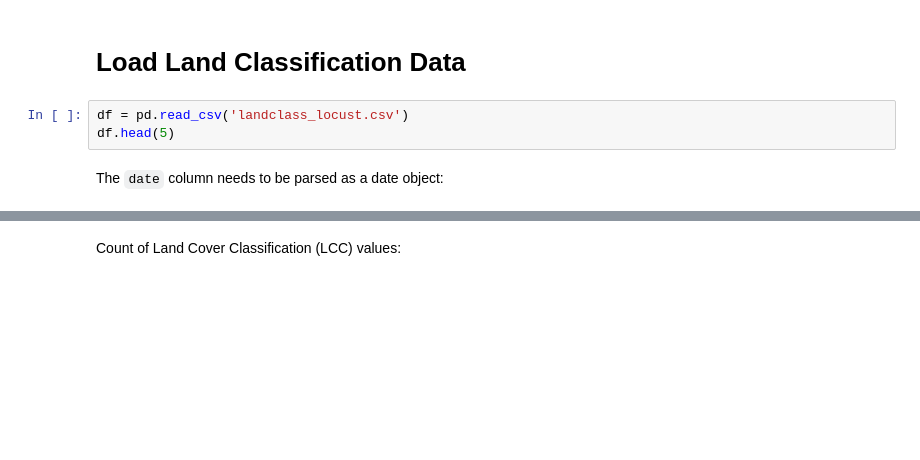
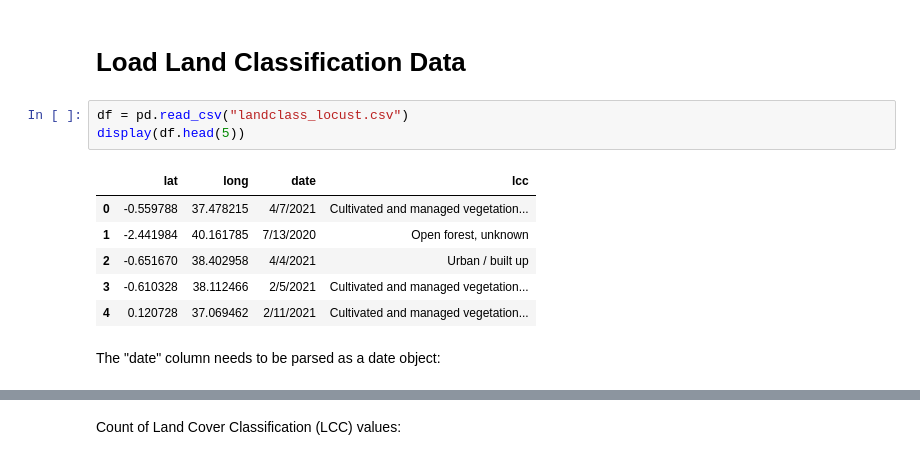
Before and after one commit to PlantVillage/dataphilly_Jiang, a Jupyter notebook: Landuse_Classification.ipynb, the cells around one changed output, grey strips where cells are left out. Saved outputs shown, nothing was run; the diff lists cells and outputs as text; blank space fills up the shorter version.

```diff
--- a/Landuse_Classification.ipynb
+++ b/Landuse_Classification.ipynb
@@ -20,8 +29,15 @@ from sklearn.metrics import matthews_corrcoef, roc_auc_score, plot_confusion_mat
 # %% [markdown]
 # Load Land Classification Data
 # %%
-df = pd.read_csv('landclass_locust.csv')
-df.head(5)
+df = pd.read_csv("landclass_locust.csv")
+display(df.head(5))
+# %% [output]
+|  | lat | long | date | lcc |
+| 0 | -0.559788 | 37.478215 | 4/7/2021 | Cultivated and managed vegetation... |
+| 1 | -2.441984 | 40.161785 | 7/13/2020 | Open forest, unknown |
+| 2 | -0.651670 | 38.402958 | 4/4/2021 | Urban / built up |
+| 3 | -0.610328 | 38.112466 | 2/5/2021 | Cultivated and managed vegetation... |
+| 4 | 0.120728 | 37.069462 | 2/11/2021 | Cultivated and managed vegetation... |
 # %% [markdown]
-The `date` column needs to be parsed as a date object:
+The "date" column needs to be parsed as a date object:
 # %%
```
Also changed, not shown: parts of 24 cells of this notebook.
